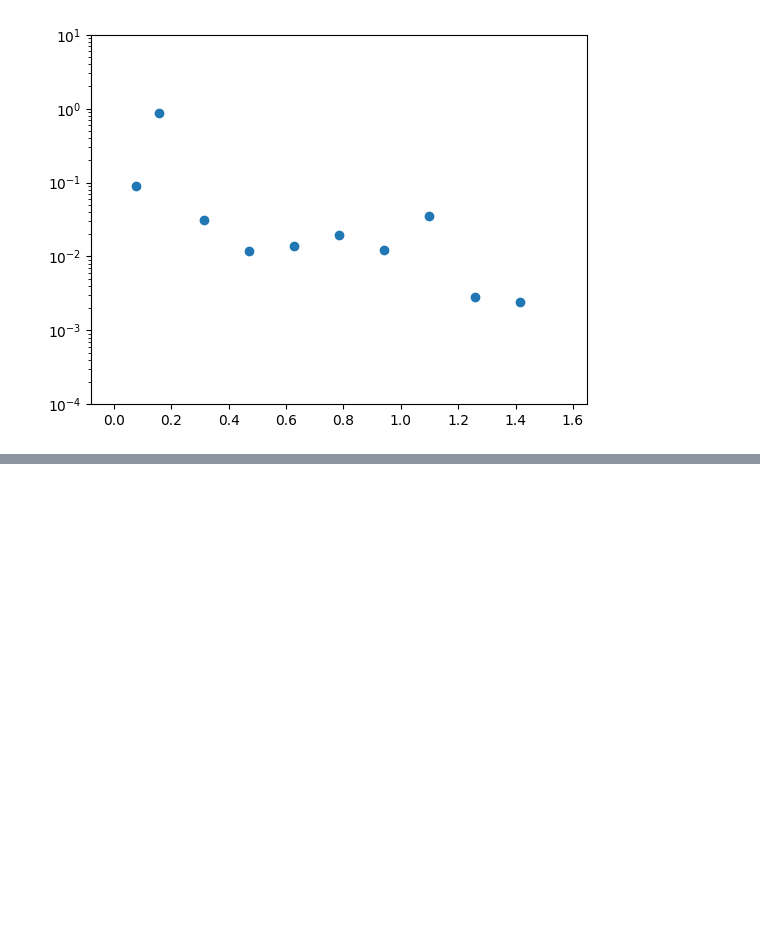
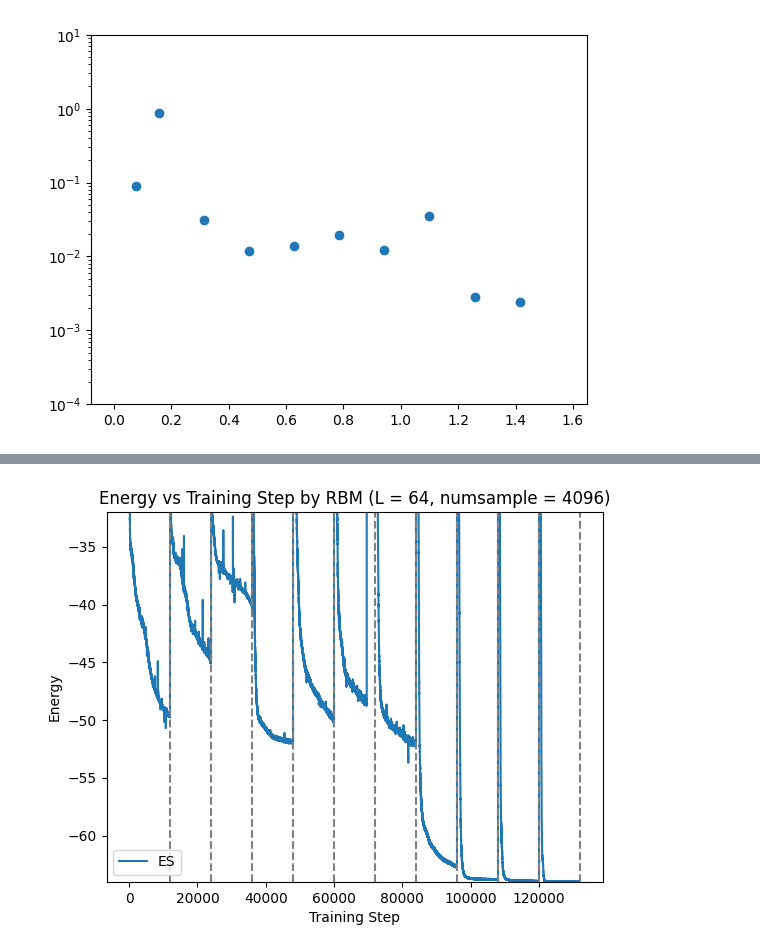
Before and after one commit to xiaotai-yang/NQS_cmi, a Jupyter notebook: plot.ipynb, the cells around one changed output, grey strips where cells are left out. Cells and saved outputs as stored; diff of their text form; code cells hidden in the pictures; blank space fills up the shorter version.

```diff
--- a/plot.ipynb
+++ b/plot.ipynb
@@ -225,0 +229,13 @@ plt.show()
+# %%
+
+plt.plot(np.arange(np.array(E_es).ravel().shape[0]), np.array(E_es).ravel(),  label="ES")
+plt.ylim(-64, -32)
+plt.ylabel("Energy")
+plt.xlabel("Training Step")
+plt.title("Energy vs Training Step by RBM (L = 64, numsample = 4096)")
+for i in range(11):
+    plt.axvline(x=(i+1)*12000, color="gray", linestyle="--")
+plt.legend()
+plt.show()
+# %% [output]
+[figure, added]
```
Also changed, not shown: parts of 4 cells of this notebook, 1 other file.
